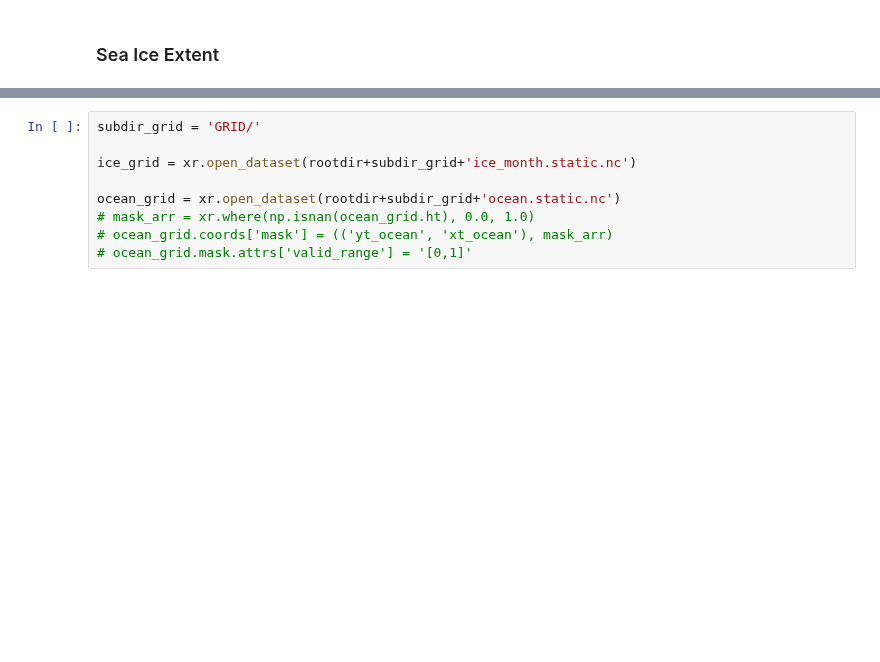
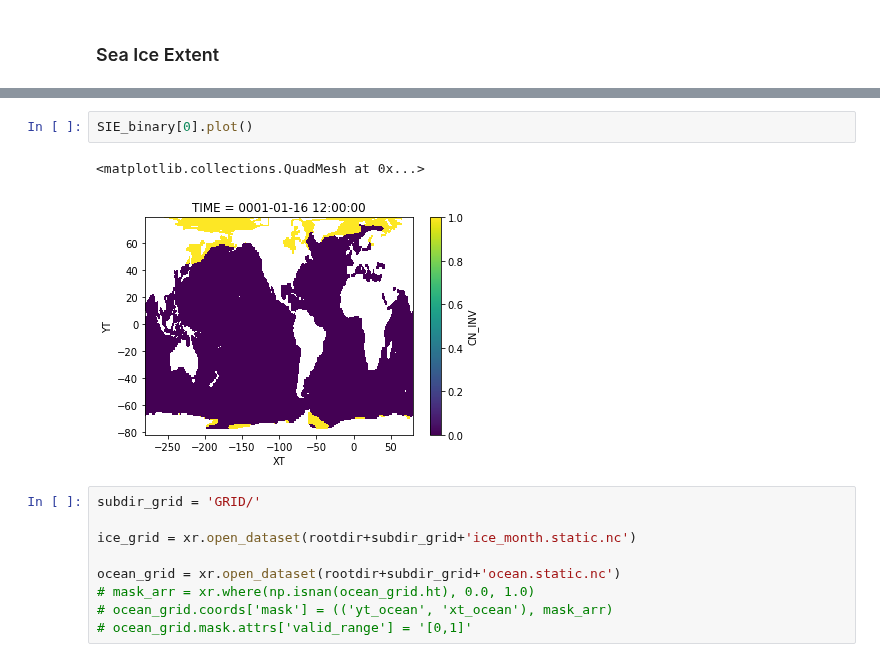
Before and after one commit to bbuchovecky/hmei, a Jupyter notebook: notebooks/ctrl_run_analysis.ipynb, the cells around one changed output, grey strips where cells are left out. Saved outputs shown, nothing was run; the diff lists cells and outputs as text; blank space fills up the shorter version.

```diff
--- a/notebooks/ctrl_run_analysis.ipynb
+++ b/notebooks/ctrl_run_analysis.ipynb
@@ -152,3 +157,8 @@ cn_ds = cn_ds.rename({'XT':'xt', 'YT':'yt'})
+# %%
+SIE_binary[0].plot()
+# %% [output]
+<matplotlib.collections.QuadMesh at 0x...>
+[figure, added]
 # %%
 subdir_grid = 'GRID/'
 
```
Also changed, not shown: parts of 9 cells of this notebook.
